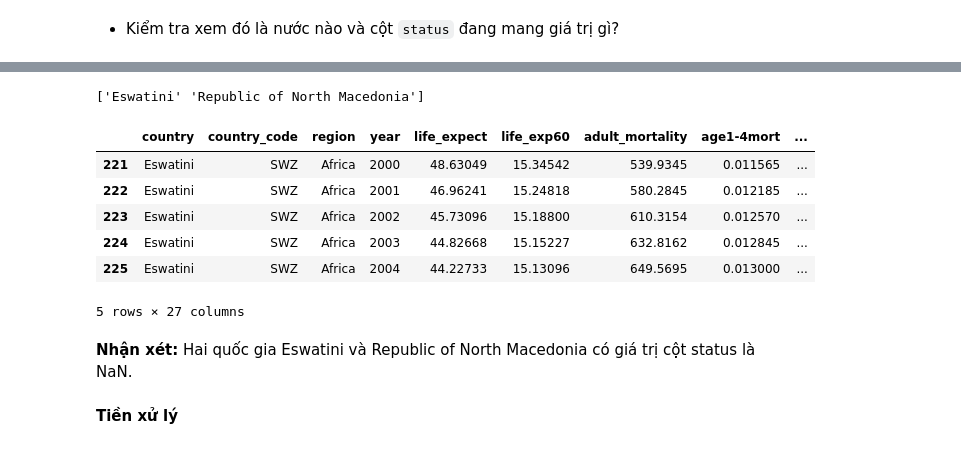
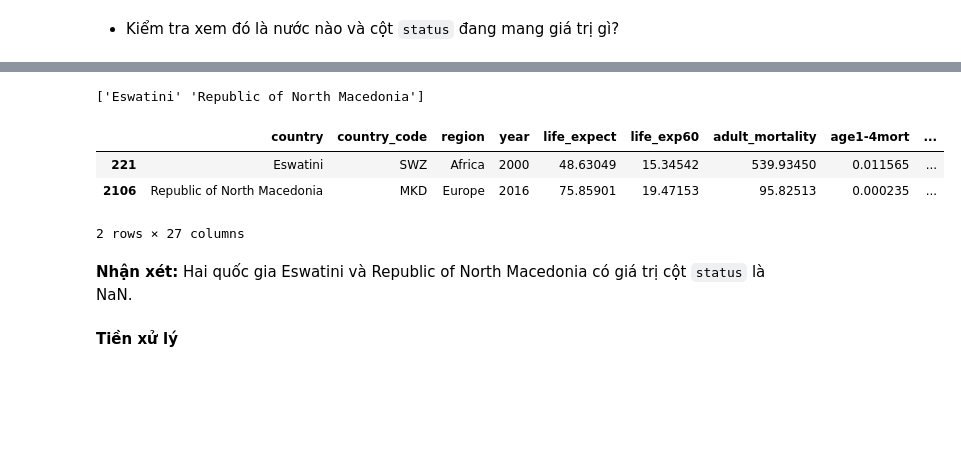
Before and after one commit to tronglocbrvt/FinalProject-P4DS, a Jupyter notebook: 18120197_19120068.ipynb, the cells around one changed output, grey strips where cells are left out. Saved outputs shown, nothing was run; the diff lists cells and outputs as text; code cells hidden in the pictures; blank space fills up the shorter version.

```diff
--- a/18120197_19120068.ipynb
+++ b/18120197_19120068.ipynb
@@ -1541,17 +1540,14 @@ idx_nan
 # %%
 print(life_exp_status_df.iloc[idx_nan]['country'].unique())
-life_exp_status_df.iloc[idx_nan].head()
+life_exp_status_df.iloc[idx_nan].iloc[[0, -1]]
 # %% [output]
 ['Eswatini' 'Republic of North Macedonia']
 |  | country | country_code | region | year | life_expect | life_exp60 | adult_mortality | age1-4mort | ... |
-| 221 | Eswatini | SWZ | Africa | 2000 | 48.63049 | 15.34542 | 539.9345 | 0.011565 | ... |
-| 222 | Eswatini | SWZ | Africa | 2001 | 46.96241 | 15.24818 | 580.2845 | 0.012185 | ... |
-| 223 | Eswatini | SWZ | Africa | 2002 | 45.73096 | 15.18800 | 610.3154 | 0.012570 | ... |
-| 224 | Eswatini | SWZ | Africa | 2003 | 44.82668 | 15.15227 | 632.8162 | 0.012845 | ... |
-| 225 | Eswatini | SWZ | Africa | 2004 | 44.22733 | 15.13096 | 649.5695 | 0.013000 | ... |
+| 221 | Eswatini | SWZ | Africa | 2000 | 48.63049 | 15.34542 | 539.93450 | 0.011565 | ... |
+| 2106 | Republic of North Macedonia | MKD | Europe | 2016 | 75.85901 | 19.47153 | 95.82513 | 0.000235 | ... |
-5 rows × 27 columns
+2 rows × 27 columns
 # %% [markdown]
-**Nhận xét:** Hai quốc gia Eswatini và Republic of North Macedonia có giá trị cột status là NaN.
+**Nhận xét:** Hai quốc gia Eswatini và Republic of North Macedonia có giá trị cột `status` là NaN.
 # %% [markdown]
 **Tiền xử lý**
 # %% [markdown]
```
Also changed, not shown: parts of 23 cells of this notebook.
